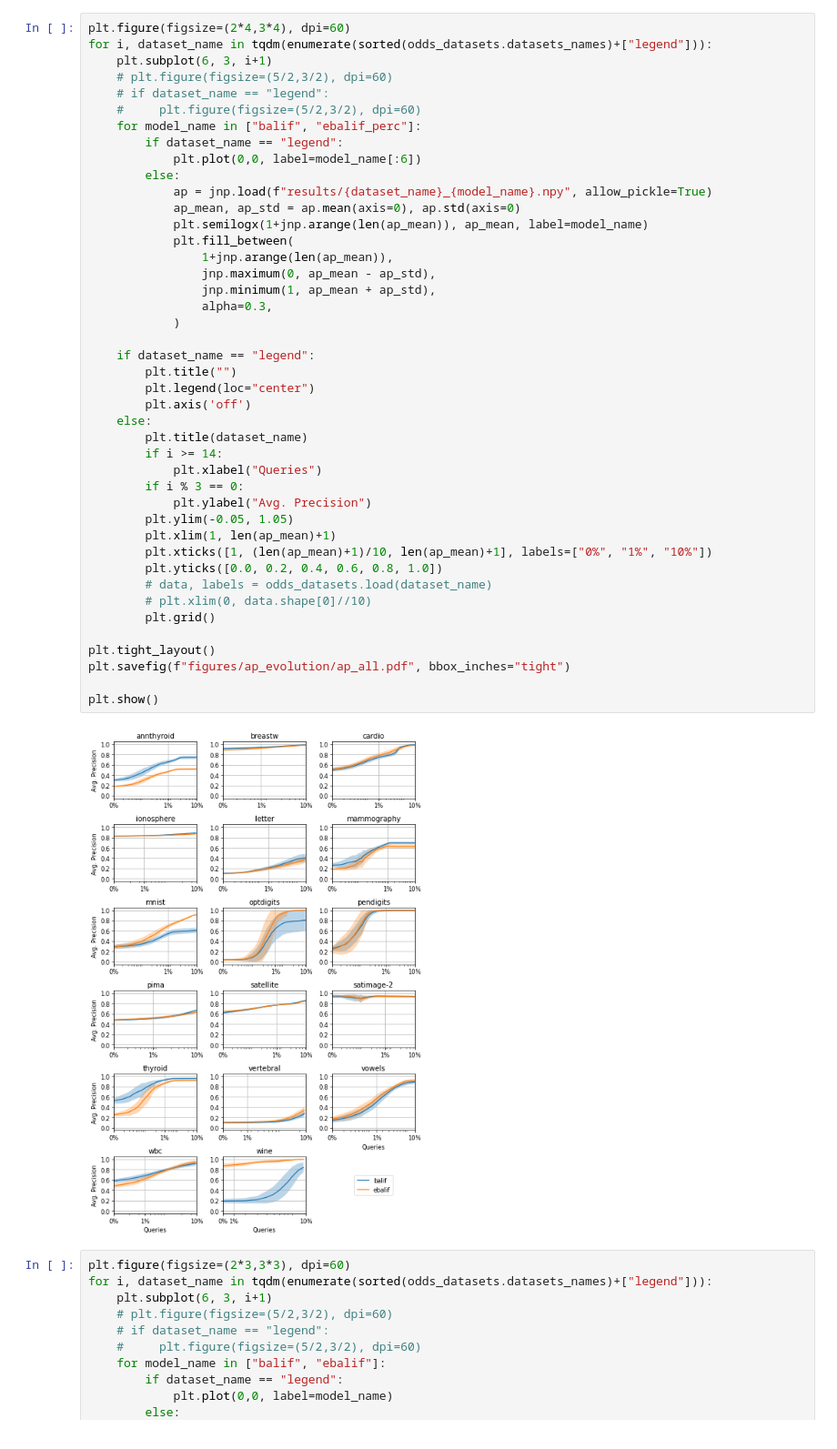
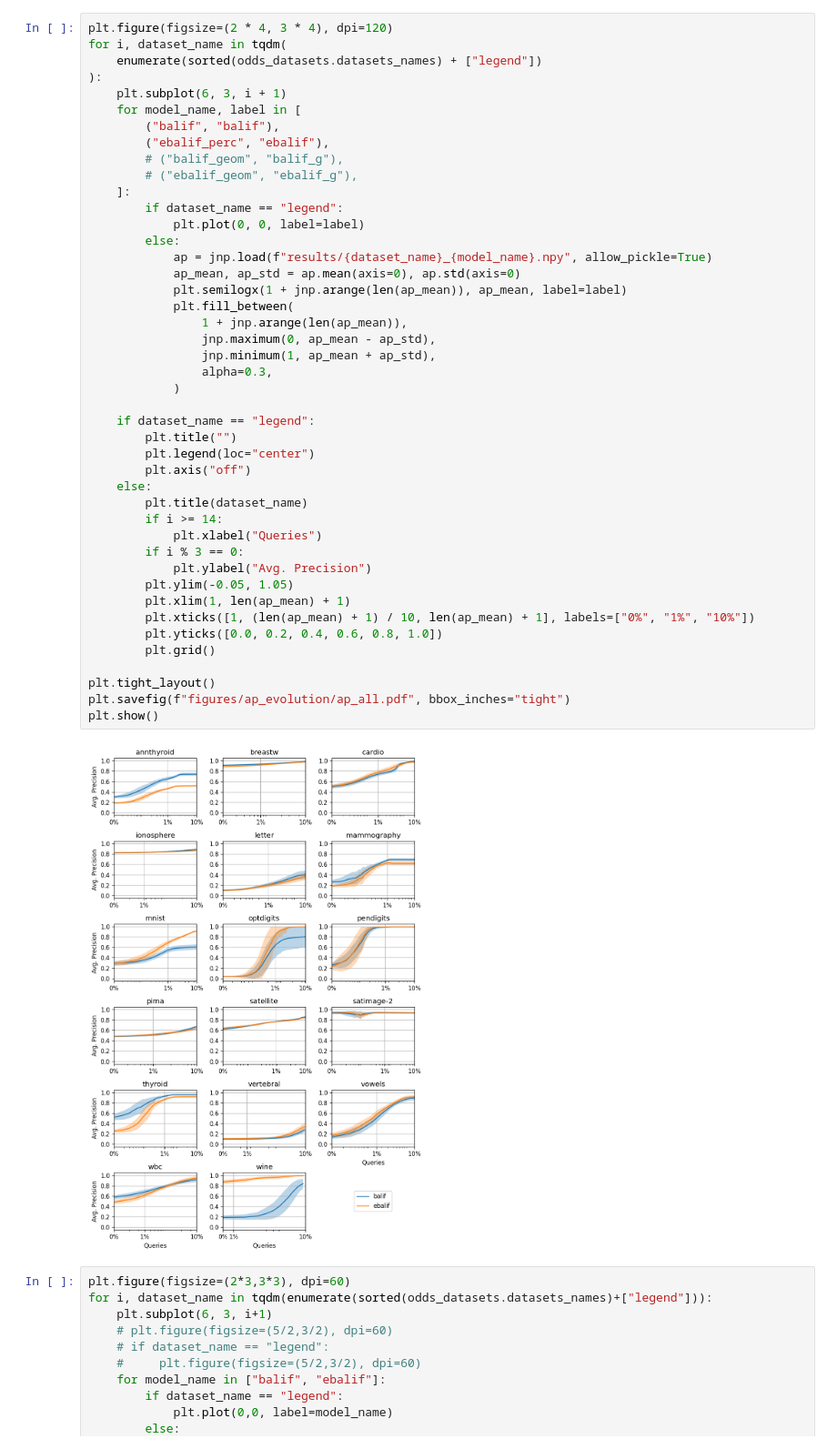
Before and after one commit to davidesartor/balif, a Jupyter notebook: jax/real data vis.ipynb, the cells around one changed output. Shown at 91% size. Drawn from its saved outputs; the diff is of its cells as text.

Commit message:
setup batch label

```diff
--- a/jax/real data vis.ipynb
+++ b/jax/real data vis.ipynb
@@ -13,48 +8,49 @@ from sklearn.metrics import average_precision_score
 # %%
-plt.figure(figsize=(2*4,3*4), dpi=60)
-for i, dataset_name in tqdm(enumerate(sorted(odds_datasets.datasets_names)+["legend"])):
-    plt.subplot(6, 3, i+1)
-    # plt.figure(figsize=(5/2,3/2), dpi=60)
-    # if dataset_name == "legend":
-    #     plt.figure(figsize=(5/2,3/2), dpi=60)
-    for model_name in ["balif", "ebalif_perc"]:
+plt.figure(figsize=(2 * 4, 3 * 4), dpi=120)
+for i, dataset_name in tqdm(
+    enumerate(sorted(odds_datasets.datasets_names) + ["legend"])
+):
+    plt.subplot(6, 3, i + 1)
+    for model_name, label in [
+        ("balif", "balif"),
+        ("ebalif_perc", "ebalif"),
+        # ("balif_geom", "balif_g"),
+        # ("ebalif_geom", "ebalif_g"),
+    ]:
         if dataset_name == "legend":
-            plt.plot(0,0, label=model_name[:6])
+            plt.plot(0, 0, label=label)
         else:
             ap = jnp.load(f"results/{dataset_name}_{model_name}.npy", allow_pickle=True)
             ap_mean, ap_std = ap.mean(axis=0), ap.std(axis=0)
-            plt.semilogx(1+jnp.arange(len(ap_mean)), ap_mean, label=model_name)
+            plt.semilogx(1 + jnp.arange(len(ap_mean)), ap_mean, label=label)
             plt.fill_between(
-                1+jnp.arange(len(ap_mean)),
+                1 + jnp.arange(len(ap_mean)),
                 jnp.maximum(0, ap_mean - ap_std),
                 jnp.minimum(1, ap_mean + ap_std),
                 alpha=0.3,
             )
 
     if dataset_name == "legend":
         plt.title("")
         plt.legend(loc="center")
-        plt.axis('off')
+        plt.axis("off")
     else:
         plt.title(dataset_name)
         if i >= 14:
             plt.xlabel("Queries")
         if i % 3 == 0:
             plt.ylabel("Avg. Precision")
         plt.ylim(-0.05, 1.05)
-        plt.xlim(1, len(ap_mean)+1)
-        plt.xticks([1, (len(ap_mean)+1)/10, len(ap_mean)+1], labels=["0%", "1%", "10%"])
+        plt.xlim(1, len(ap_mean) + 1)
+        plt.xticks([1, (len(ap_mean) + 1) / 10, len(ap_mean) + 1], labels=["0%", "1%", "10%"])
         plt.yticks([0.0, 0.2, 0.4, 0.6, 0.8, 1.0])
-        # data, labels = odds_datasets.load(dataset_name)
-        # plt.xlim(0, data.shape[0]//10)
         plt.grid()
 
 plt.tight_layout()
 plt.savefig(f"figures/ap_evolution/ap_all.pdf", bbox_inches="tight")
-
 plt.show()
 # %% [output]
-[figure, old version]
+[figure, new version]
 # %%
 plt.figure(figsize=(2*3,3*3), dpi=60)
 for i, dataset_name in tqdm(enumerate(sorted(odds_datasets.datasets_names)+["legend"])):
```
Also changed, not shown: parts of 1 cell of this notebook, 40 other files.
